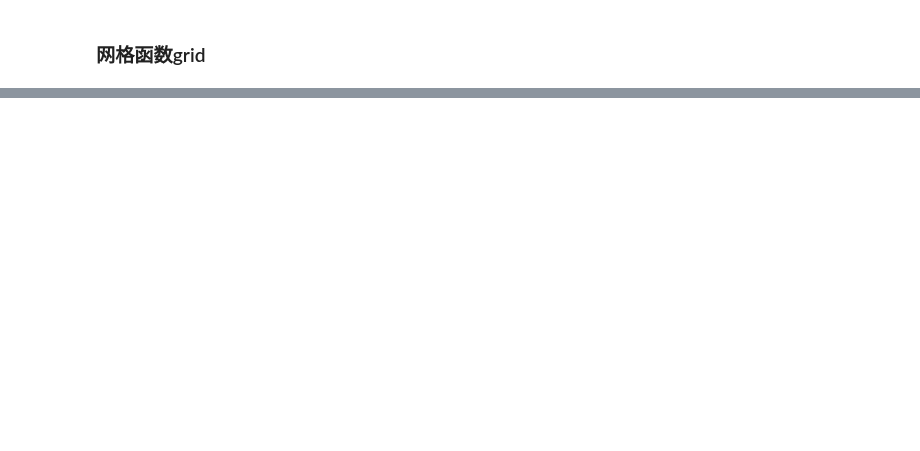
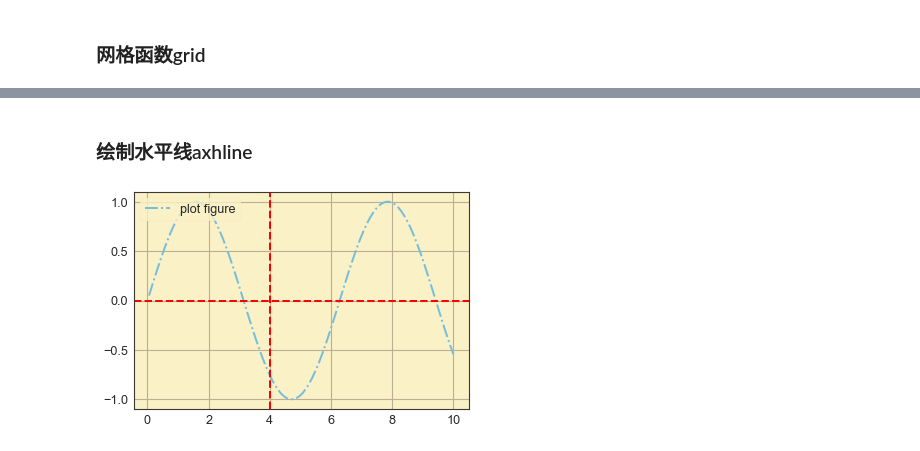
Before and after one commit to SM-Inv-Tech/PythonLibs, a Jupyter notebook: Matplotlib/Python数据可视化实践/Python数据可视化实践_1.ipynb, the cells around one changed output, grey strips where cells are left out. Drawn from its saved outputs; the diff is of its cells as text; code cells hidden in the pictures; blank space fills up the shorter version.

```diff
--- a/Matplotlib/Python数据可视化实践/Python数据可视化实践_1.ipynb
+++ b/Matplotlib/Python数据可视化实践/Python数据可视化实践_1.ipynb
@@ -75,0 +76,16 @@ plt.show()
+# %% [markdown]
+### 绘制水平线axhline
+# %%
+x = np.linspace(0.05, 10, 100)
+y = np.sin(x)
+
+plt.plot(x, y, linestyle="-.", linewidth=2, color="c", label="plot figure")
+
+plt.legend(loc="upper left")
+
+plt.axhline(y=0.0, color="red", linestyle="--", lw=2)
+plt.axvline(x=4.0, color="red", linestyle="--", lw=2)
+
+plt.show()
+# %% [output]
+[figure, added]
```
Also changed, not shown: parts of 15 cells of this notebook, 1 other file.
